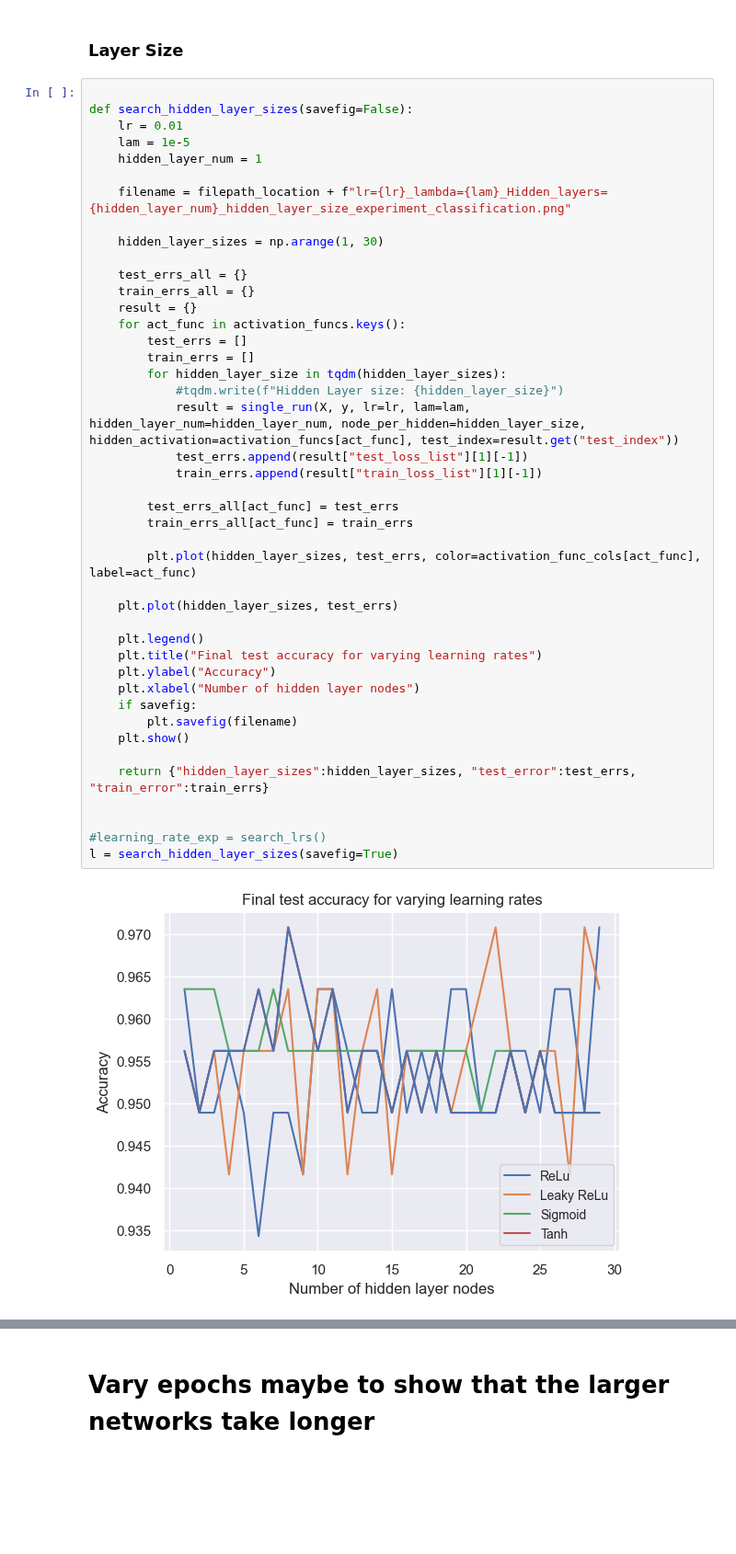
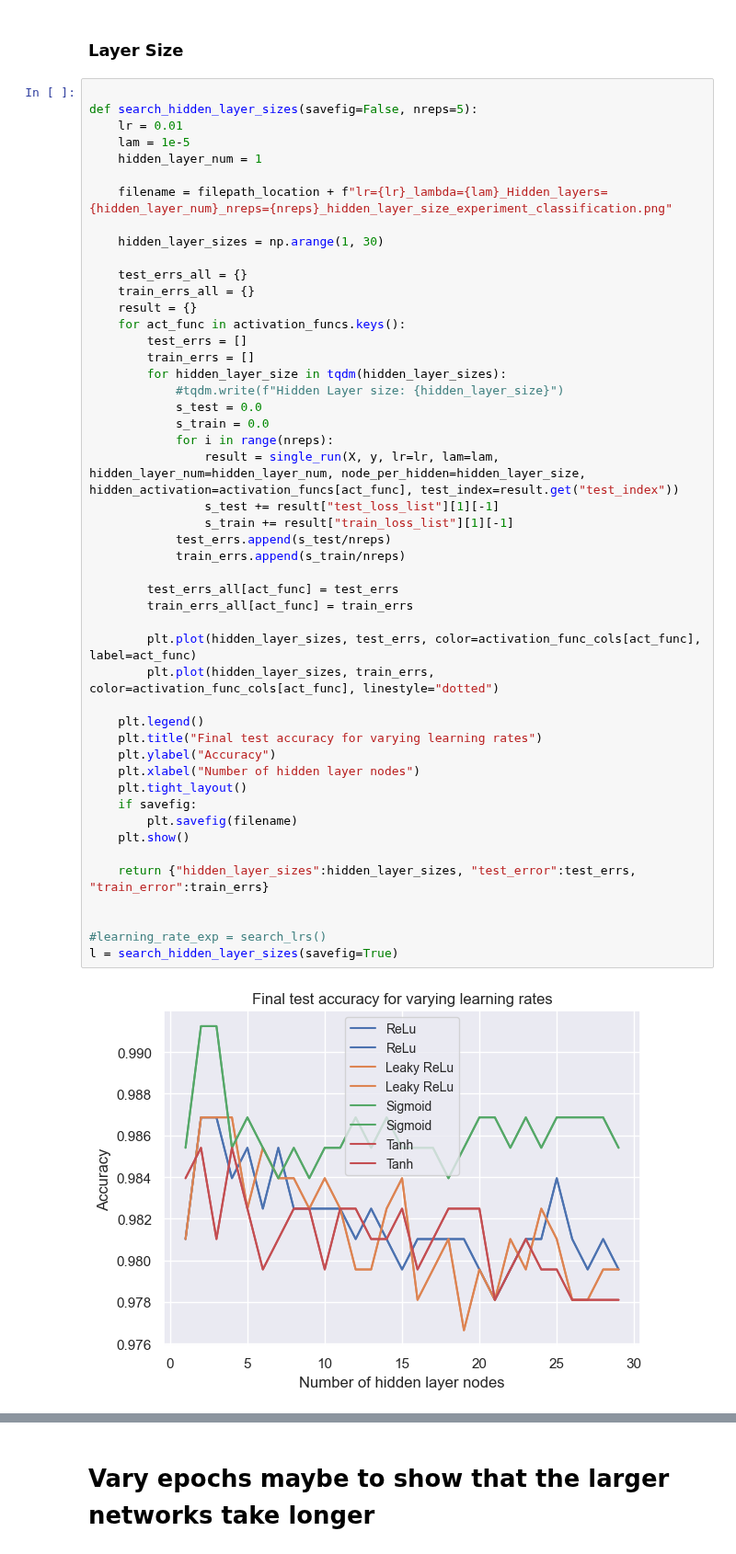
Before and after one commit to Trond01/Project2_FYS-STK4155, a Jupyter notebook: Runs/classification_experiment_d.ipynb, the cells around one changed output, grey strips where cells are left out. Shown at 92% size. Cells and saved outputs as stored; diff of their text form; blank space fills up the shorter version.

```diff
--- a/Runs/classification_experiment_d.ipynb
+++ b/Runs/classification_experiment_d.ipynb
@@ -203,49 +205,54 @@ The place with learning rate lower than e-4 is the place where the model sometim
 ### Layer Size
 # %%
 
-def search_hidden_layer_sizes(savefig=False):
+def search_hidden_layer_sizes(savefig=False, nreps=5):
     lr = 0.01
     lam = 1e-5
     hidden_layer_num = 1
 
-    filename = filepath_location + f"lr={lr}_lambda={lam}_Hidden_layers={hidden_layer_num}_hidden_layer_size_experiment_classification.png"
+    filename = filepath_location + f"lr={lr}_lambda={lam}_Hidden_layers={hidden_layer_num}_nreps={nreps}_hidden_layer_size_experiment_classification.png"
 
     hidden_layer_sizes = np.arange(1, 30)
 
     test_errs_all = {}
     train_errs_all = {}
     result = {}
     for act_func in activation_funcs.keys():
         test_errs = []
         train_errs = []
         for hidden_layer_size in tqdm(hidden_layer_sizes):
             #tqdm.write(f"Hidden Layer size: {hidden_layer_size}")
-            result = single_run(X, y, lr=lr, lam=lam, hidden_layer_num=hidden_layer_num, node_per_hidden=hidden_layer_size, hidden_activation=activation_funcs[act_func], test_index=result.get("test_index"))
-            test_errs.append(result["test_loss_list"][1][-1])
-            train_errs.append(result["train_loss_list"][1][-1])
+            s_test = 0.0
+            s_train = 0.0
+            for i in range(nreps):
+                result = single_run(X, y, lr=lr, lam=lam, hidden_layer_num=hidden_layer_num, node_per_hidden=hidden_layer_size, hidden_activation=activation_funcs[act_func], test_index=result.get("test_index"))
+                s_test += result["test_loss_list"][1][-1]
+                s_train += result["train_loss_list"][1][-1]
+            test_errs.append(s_test/nreps)
+            train_errs.append(s_train/nreps)
 
         test_errs_all[act_func] = test_errs
         train_errs_all[act_func] = train_errs
 
         plt.plot(hidden_layer_sizes, test_errs, color=activation_func_cols[act_func], label=act_func)
-
-    plt.plot(hidden_layer_sizes, test_errs)
+        plt.plot(hidden_layer_sizes, train_errs, color=activation_func_cols[act_func], linestyle="dotted")
 
     plt.legend()
     plt.title("Final test accuracy for varying learning rates")
     plt.ylabel("Accuracy")
     plt.xlabel("Number of hidden layer nodes")
+    plt.tight_layout()
     if savefig:
         plt.savefig(filename)
     plt.show()
 
     return {"hidden_layer_sizes":hidden_layer_sizes, "test_error":test_errs, "train_error":train_errs}
 
 
 #learning_rate_exp = search_lrs()
 l = search_hidden_layer_sizes(savefig=True)
 # %% [output]
-[figure, old version]
+[figure, new version]
 # %%
 
 def search_hidden_layer_number(savefig=False, nreps=5):
```
Also changed, not shown: parts of 6 cells of this notebook, 8 other files.
